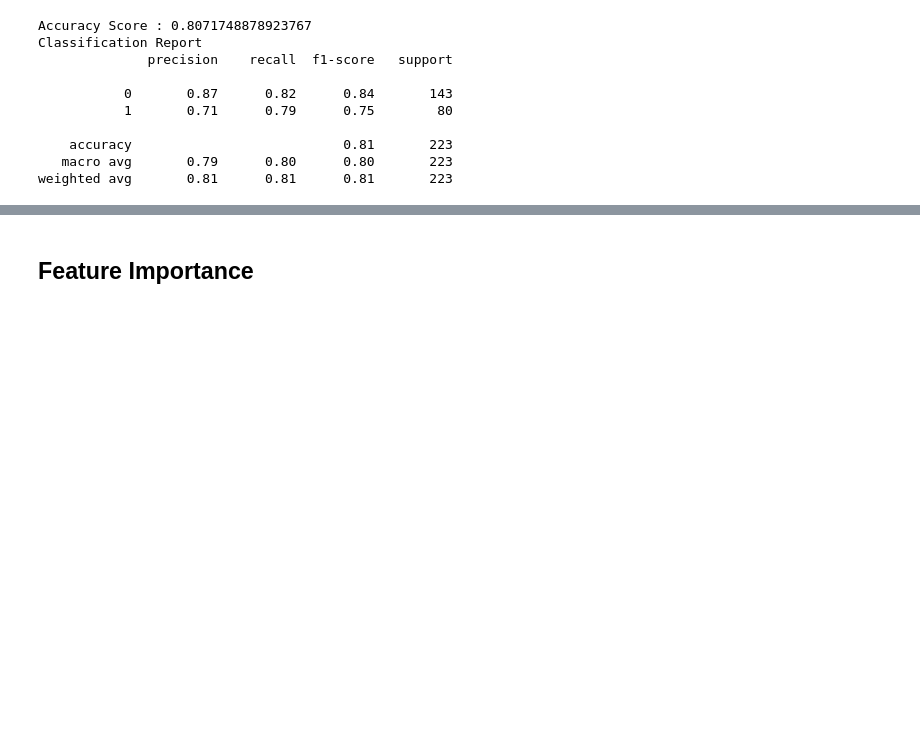
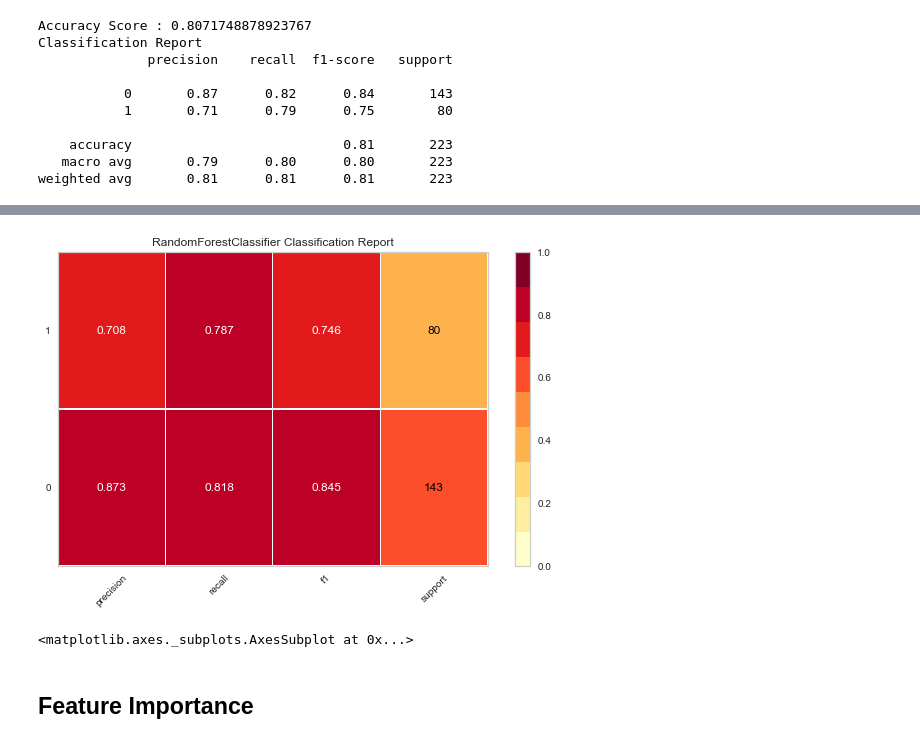
Before and after one commit to Flower67/SinkorSwim, a Jupyter notebook: Titanic/Titanic Random Forest.ipynb, the cells around one changed output, grey strips where cells are left out. Saved outputs shown, nothing was run; the diff lists cells and outputs as text; code cells hidden in the pictures; blank space fills up the shorter version.

```diff
--- a/Titanic/Titanic Random Forest.ipynb
+++ b/Titanic/Titanic Random Forest.ipynb
@@ -79,3 +85,16 @@ weighted avg       0.81      0.81      0.81       223
+# %%
+#visualize the classification report
+from yellowbrick.classifier import ClassificationReport
+
+# Instantiate the classification model and visualizer
+visualizer = ClassificationReport(titanic_rf_model, support=True)
+
+visualizer.fit(X_train, y_train)  # Fit the visualizer and the model
+visualizer.score(X_test_scaled, y_test)  # Evaluate the model on the test data
+visualizer.show()
+# %% [output]
+[figure, added]
+<matplotlib.axes._subplots.AxesSubplot at 0x...>
 # %% [markdown]
 ## Feature Importance
 # %%
```
Also changed, not shown: parts of 2 cells of this notebook, 3 other files.
